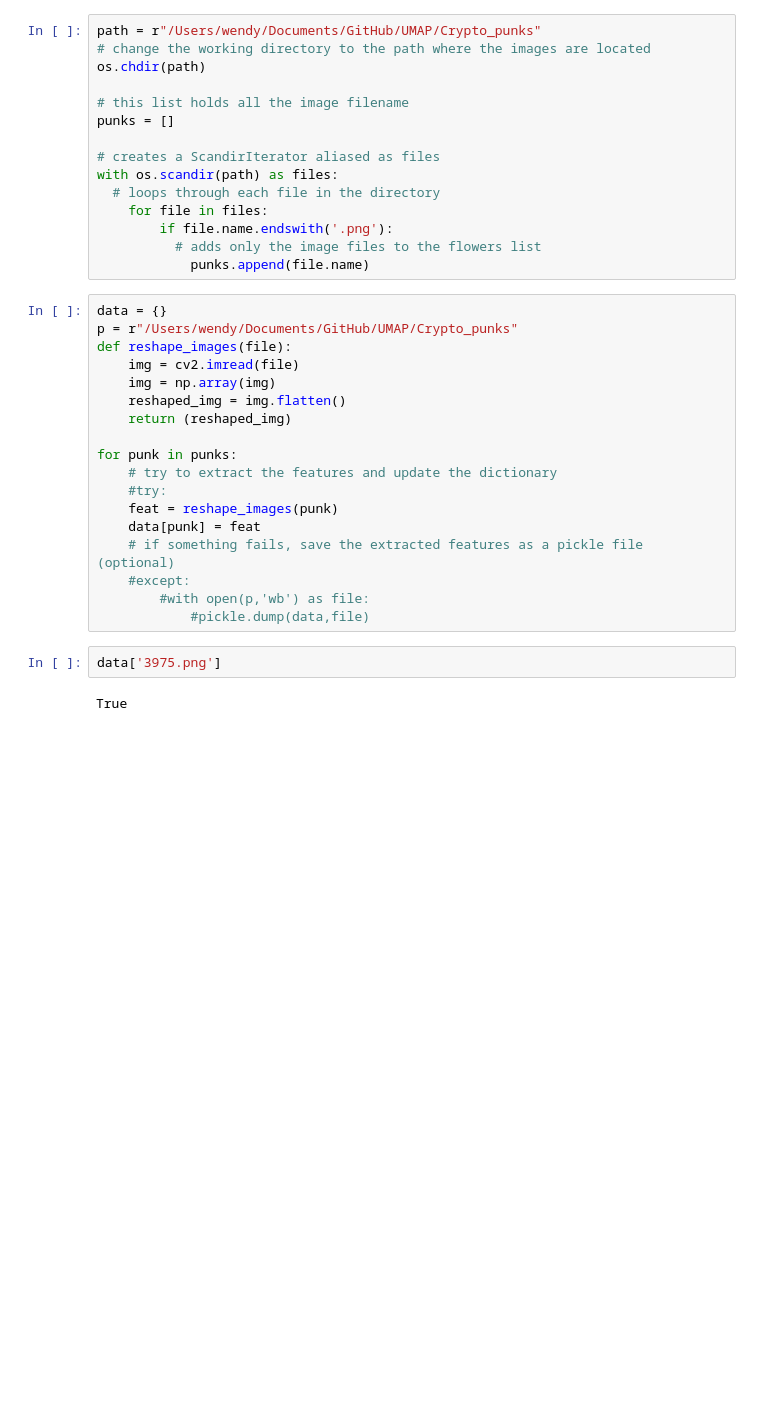
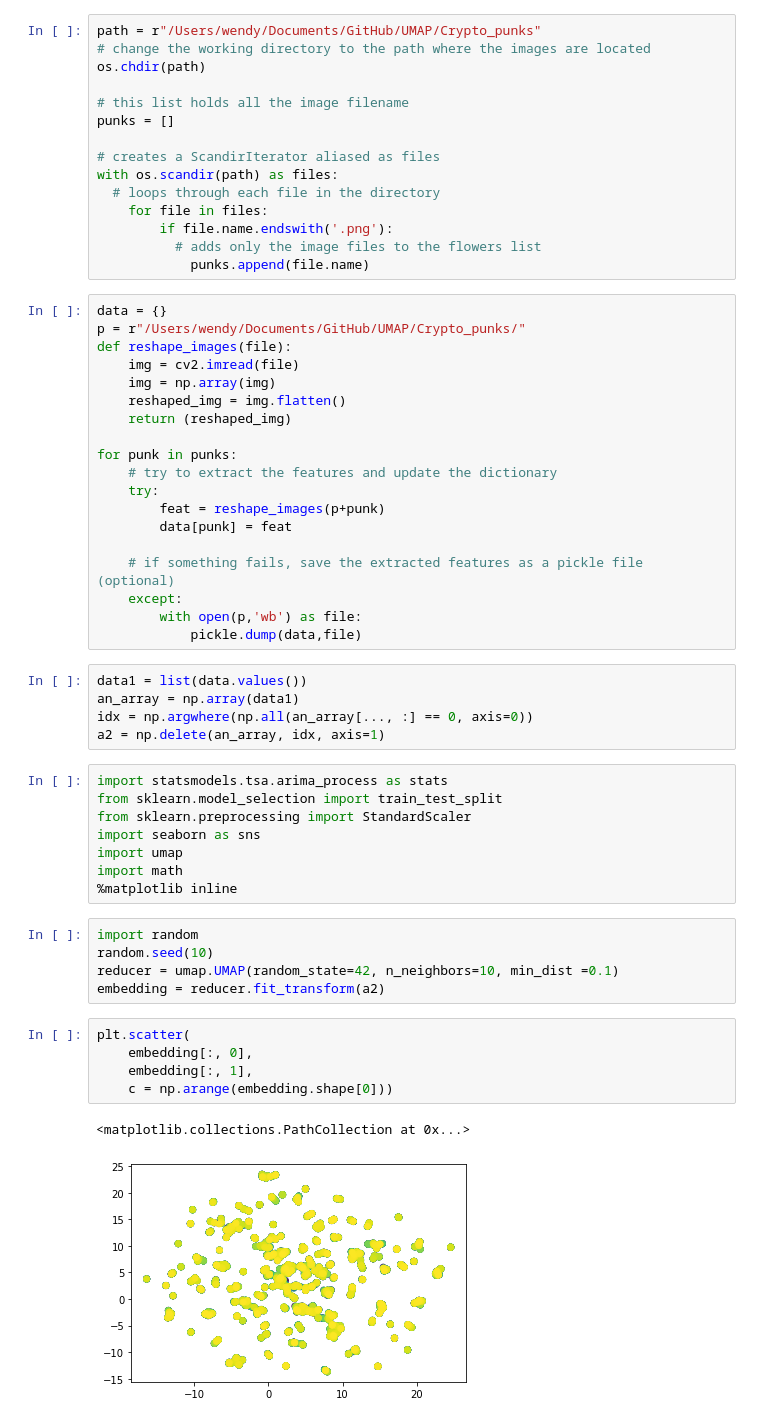
Before and after one commit to monsterBB/UMAP, a Jupyter notebook: Umap on cryptopunks.ipynb, the cells around one changed output. Saved outputs shown, nothing was run; the diff lists cells and outputs as text; blank space fills up the shorter version.

```diff
--- a/Umap on cryptopunks.ipynb
+++ b/Umap on cryptopunks.ipynb
@@ -37,7 +39,7 @@ with os.scandir(path) as files:
             punks.append(file.name)
 # %%
 data = {}
-p = r"/Users/wendy/Documents/GitHub/UMAP/Crypto_punks"
+p = r"/Users/wendy/Documents/GitHub/UMAP/Crypto_punks/"
 def reshape_images(file):
     img = cv2.imread(file)
     img = np.array(img)
@@ -46,14 +48,37 @@ def reshape_images(file):
 
 for punk in punks:
     # try to extract the features and update the dictionary
-    #try:
-    feat = reshape_images(punk)
-    data[punk] = feat
+    try:
+        feat = reshape_images(p+punk)
+        data[punk] = feat
+
     # if something fails, save the extracted features as a pickle file (optional)
-    #except:
-        #with open(p,'wb') as file:
-            #pickle.dump(data,file)
+    except:
+        with open(p,'wb') as file:
+            pickle.dump(data,file)
-# %%
-data['3975.png']
-# %% [output]
-True
+# %%
+data1 = list(data.values())
+an_array = np.array(data1)
+idx = np.argwhere(np.all(an_array[..., :] == 0, axis=0))
+a2 = np.delete(an_array, idx, axis=1)
+# %%
+import statsmodels.tsa.arima_process as stats
+from sklearn.model_selection import train_test_split
+from sklearn.preprocessing import StandardScaler
+import seaborn as sns
+import umap
+import math
+%matplotlib inline
+# %%
+import random
+random.seed(10)
+reducer = umap.UMAP(random_state=42, n_neighbors=10, min_dist =0.1)
+embedding = reducer.fit_transform(a2)
+# %%
+plt.scatter(
+    embedding[:, 0],
+    embedding[:, 1],
+    c = np.arange(embedding.shape[0]))
+# %% [output]
+<matplotlib.collections.PathCollection at 0x...>
+[figure, added]
```
Also changed, not shown: parts of 2 cells of this notebook, 3 other files.
